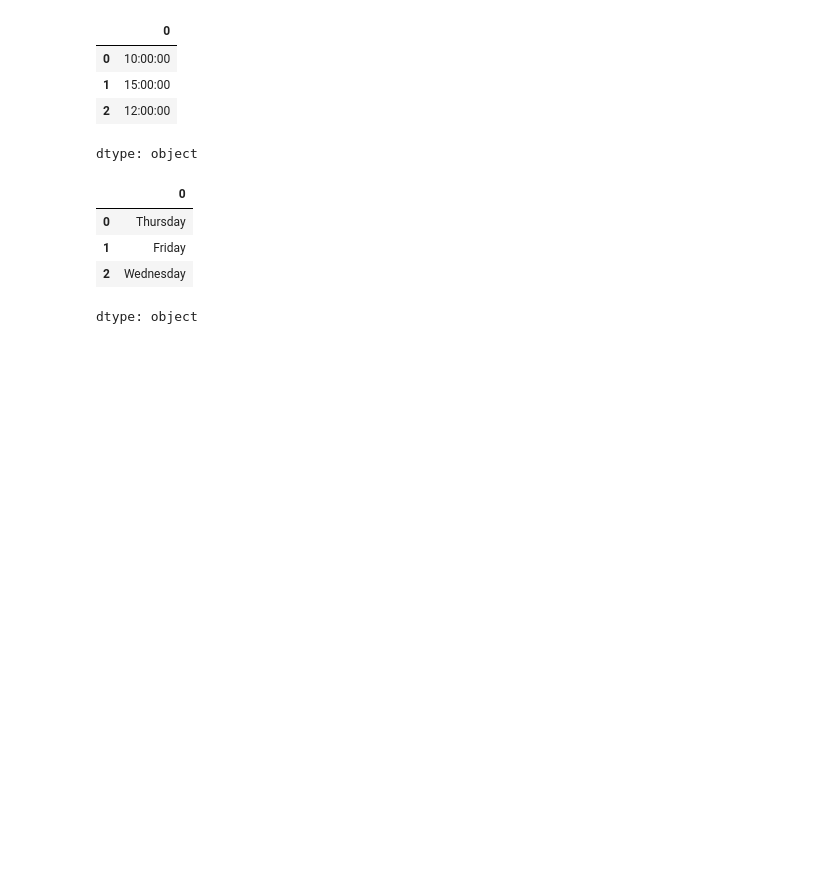
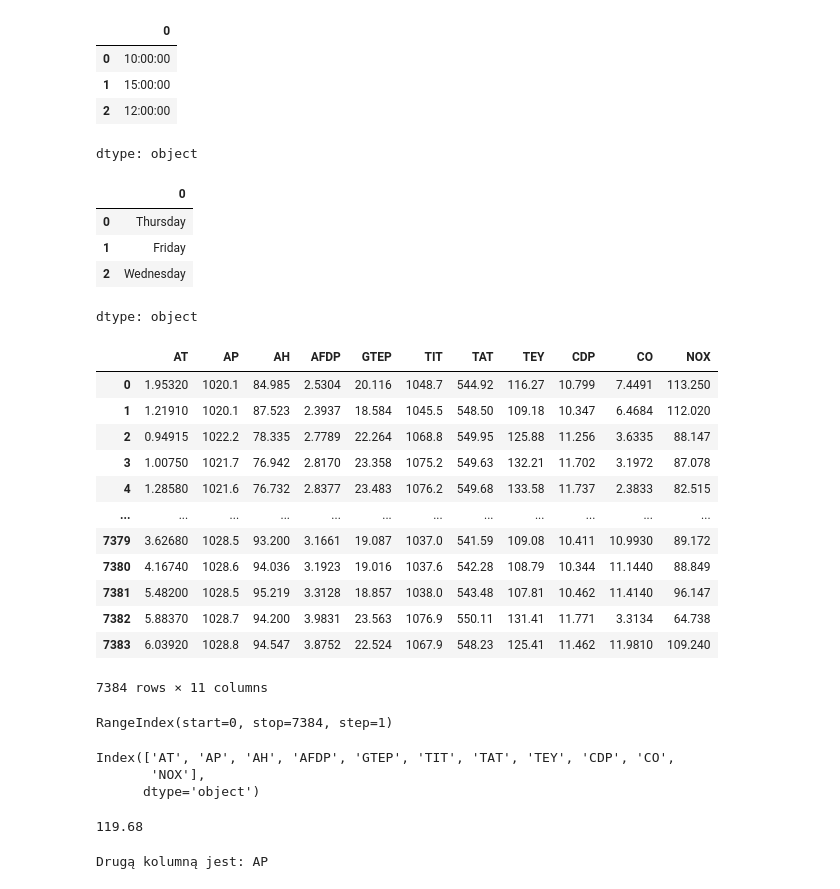
Before and after one commit to rajkonkret/PythonAnalizaDanych, a Jupyter notebook: zadanie_analiza.ipynb, the cells around one changed output. Cells and saved outputs as stored; diff of their text form; code cells hidden in the pictures; blank space fills up the shorter version.

```diff
--- a/zadanie_analiza.ipynb
+++ b/zadanie_analiza.ipynb
@@ -380,3 +380,38 @@ c.dt.day_name()
 | 1 | Friday |
 | 2 | Wednesday |
 dtype: object
+# %%
+gdp = pd.read_csv('/content/gt_2015.csv')
+gdp
+# %% [output]
+|  | AT | AP | AH | AFDP | GTEP | TIT | TAT | TEY | CDP | CO | NOX |
+| 0 | 1.95320 | 1020.1 | 84.985 | 2.5304 | 20.116 | 1048.7 | 544.92 | 116.27 | 10.799 | 7.4491 | 113.250 |
+| 1 | 1.21910 | 1020.1 | 87.523 | 2.3937 | 18.584 | 1045.5 | 548.50 | 109.18 | 10.347 | 6.4684 | 112.020 |
+| 2 | 0.94915 | 1022.2 | 78.335 | 2.7789 | 22.264 | 1068.8 | 549.95 | 125.88 | 11.256 | 3.6335 | 88.147 |
+| 3 | 1.00750 | 1021.7 | 76.942 | 2.8170 | 23.358 | 1075.2 | 549.63 | 132.21 | 11.702 | 3.1972 | 87.078 |
+| 4 | 1.28580 | 1021.6 | 76.732 | 2.8377 | 23.483 | 1076.2 | 549.68 | 133.58 | 11.737 | 2.3833 | 82.515 |
+| ... | ... | ... | ... | ... | ... | ... | ... | ... | ... | ... | ... |
+| 7379 | 3.62680 | 1028.5 | 93.200 | 3.1661 | 19.087 | 1037.0 | 541.59 | 109.08 | 10.411 | 10.9930 | 89.172 |
+| 7380 | 4.16740 | 1028.6 | 94.036 | 3.1923 | 19.016 | 1037.6 | 542.28 | 108.79 | 10.344 | 11.1440 | 88.849 |
+| 7381 | 5.48200 | 1028.5 | 95.219 | 3.3128 | 18.857 | 1038.0 | 543.48 | 107.81 | 10.462 | 11.4140 | 96.147 |
+| 7382 | 5.88370 | 1028.7 | 94.200 | 3.9831 | 23.563 | 1076.9 | 550.11 | 131.41 | 11.771 | 3.3134 | 64.738 |
+| 7383 | 6.03920 | 1028.8 | 94.547 | 3.8752 | 22.524 | 1067.9 | 548.23 | 125.41 | 11.462 | 11.9810 | 109.240 |
+7384 rows × 11 columns
+# %%
+gdp.index
+# %% [output]
+RangeIndex(start=0, stop=7384, step=1)
+# %%
+gdp.columns
+# %% [output]
+Index(['AT', 'AP', 'AH', 'AFDP', 'GTEP', 'TIT', 'TAT', 'TEY', 'CDP', 'CO',
+       'NOX'],
+      dtype='object')
+# %%
+gdp['NOX'].max()
+# %% [output]
+119.68
+# %%
+print("Drugą kolumną jest:", gdp.columns[1])
+# %% [output]
+Drugą kolumną jest: AP
```
Also changed, not shown: parts of 12 cells of this notebook.
